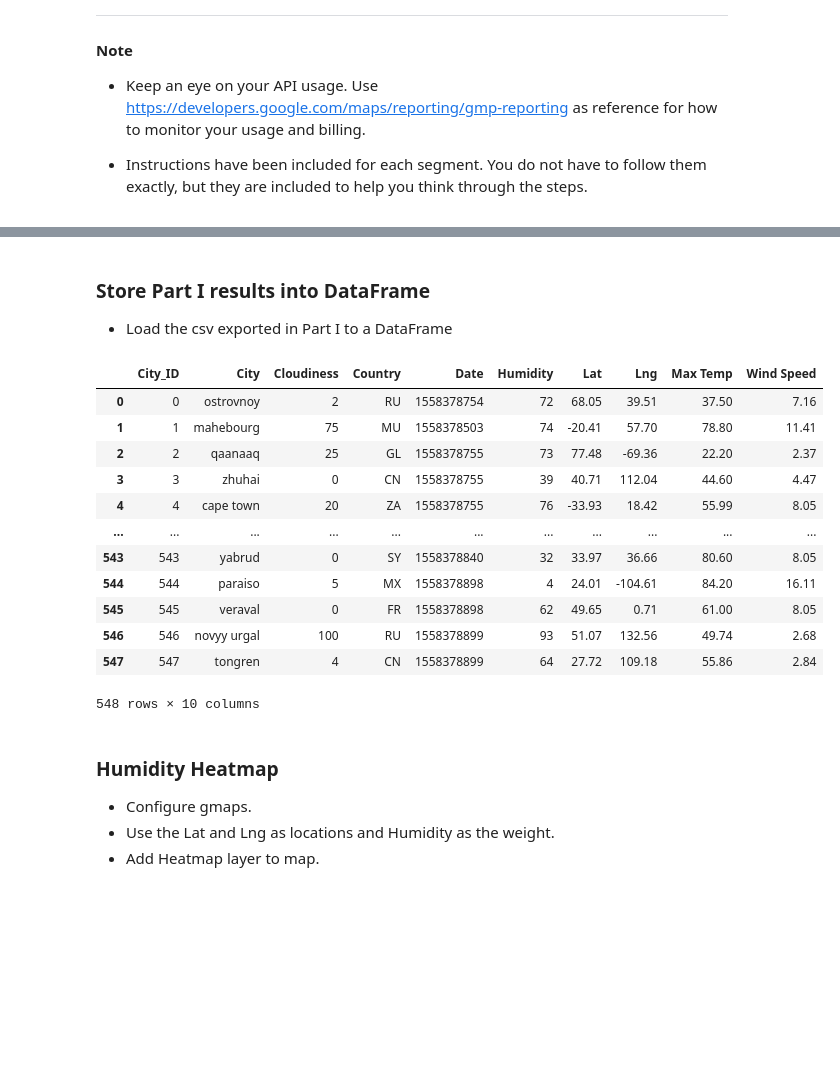
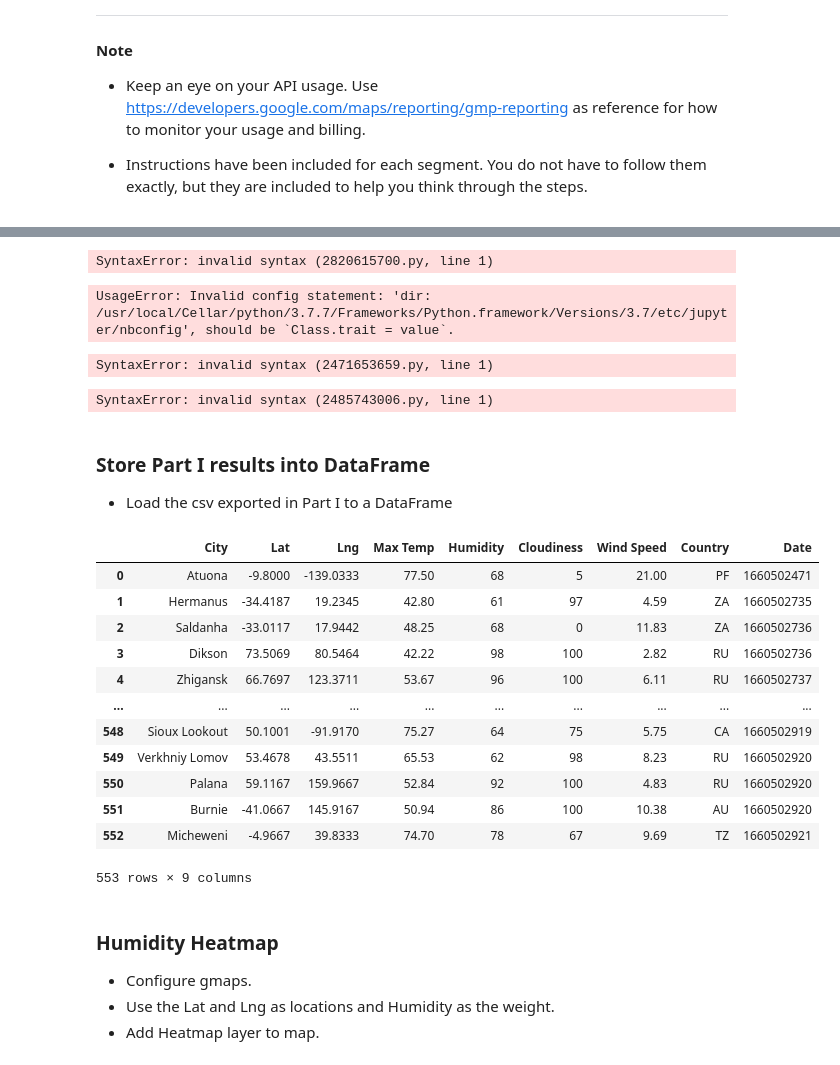
Before and after one commit to ahnxx132/python-api-challenge, a Jupyter notebook: VacationPy.ipynb, the cells around one changed output, grey strips where cells are left out. Saved outputs shown, nothing was run; the diff lists cells and outputs as text; code cells hidden in the pictures; blank space fills up the shorter version.

```diff
--- a/VacationPy.ipynb
+++ b/VacationPy.ipynb
@@ -22,24 +24,40 @@ from api_keys import g_key
+# %%
+jupyter nbextension enable --py --sys-prefix widgetsnbextension
+# %% [output]
+SyntaxError: invalid syntax (2820615700.py, line 1)
+# %%
+config dir: /usr/local/Cellar/python/3.7.7/Frameworks/Python.framework/Versions/3.7/etc/jupyter/nbconfig
+# %% [output]
+UsageError: Invalid config statement: 'dir: /usr/local/Cellar/python/3.7.7/Frameworks/Python.framework/Versions/3.7/etc/jupyter/nbconfig', should be `Class.trait = value`.
+# %%
+jupyter labextension install @jupyter-widgets/jupyterlab-manager
+# %% [output]
+SyntaxError: invalid syntax (2471653659.py, line 1)
+# %%
+jupyter lab build
+# %% [output]
+SyntaxError: invalid syntax (2485743006.py, line 1)
 # %% [markdown]
 ### Store Part I results into DataFrame
 * Load the csv exported in Part I to a DataFrame
 # %%
-cities_load_csv = "output_data/cities.csv"
+cities_load_csv = "output_data/cities2.csv"
 vacay_df = pd.read_csv(cities_load_csv)
 vacay_df
 # %% [output]
-|  | City_ID | City | Cloudiness | Country | Date | Humidity | Lat | Lng | Max Temp | Wind Speed |
-| 0 | 0 | ostrovnoy | 2 | RU | 1558378754 | 72 | 68.05 | 39.51 | 37.50 | 7.16 |
-| 1 | 1 | mahebourg | 75 | MU | 1558378503 | 74 | -20.41 | 57.70 | 78.80 | 11.41 |
-| 2 | 2 | qaanaaq | 25 | GL | 1558378755 | 73 | 77.48 | -69.36 | 22.20 | 2.37 |
-| 3 | 3 | zhuhai | 0 | CN | 1558378755 | 39 | 40.71 | 112.04 | 44.60 | 4.47 |
-| 4 | 4 | cape town | 20 | ZA | 1558378755 | 76 | -33.93 | 18.42 | 55.99 | 8.05 |
-| ... | ... | ... | ... | ... | ... | ... | ... | ... | ... | ... |
-| 543 | 543 | yabrud | 0 | SY | 1558378840 | 32 | 33.97 | 36.66 | 80.60 | 8.05 |
-| 544 | 544 | paraiso | 5 | MX | 1558378898 | 4 | 24.01 | -104.61 | 84.20 | 16.11 |
-| 545 | 545 | veraval | 0 | FR | 1558378898 | 62 | 49.65 | 0.71 | 61.00 | 8.05 |
-| 546 | 546 | novyy urgal | 100 | RU | 1558378899 | 93 | 51.07 | 132.56 | 49.74 | 2.68 |
-| 547 | 547 | tongren | 4 | CN | 1558378899 | 64 | 27.72 | 109.18 | 55.86 | 2.84 |
+|  | City | Lat | Lng | Max Temp | Humidity | Cloudiness | Wind Speed | Country | Date |
+| 0 | Atuona | -9.8000 | -139.0333 | 77.50 | 68 | 5 | 21.00 | PF | 1660502471 |
+| 1 | Hermanus | -34.4187 | 19.2345 | 42.80 | 61 | 97 | 4.59 | ZA | 1660502735 |
+| 2 | Saldanha | -33.0117 | 17.9442 | 48.25 | 68 | 0 | 11.83 | ZA | 1660502736 |
+| 3 | Dikson | 73.5069 | 80.5464 | 42.22 | 98 | 100 | 2.82 | RU | 1660502736 |
+| 4 | Zhigansk | 66.7697 | 123.3711 | 53.67 | 96 | 100 | 6.11 | RU | 1660502737 |
+| ... | ... | ... | ... | ... | ... | ... | ... | ... | ... |
+| 548 | Sioux Lookout | 50.1001 | -91.9170 | 75.27 | 64 | 75 | 5.75 | CA | 1660502919 |
+| 549 | Verkhniy Lomov | 53.4678 | 43.5511 | 65.53 | 62 | 98 | 8.23 | RU | 1660502920 |
+| 550 | Palana | 59.1167 | 159.9667 | 52.84 | 92 | 100 | 4.83 | RU | 1660502920 |
+| 551 | Burnie | -41.0667 | 145.9167 | 50.94 | 86 | 100 | 10.38 | AU | 1660502920 |
+| 552 | Micheweni | -4.9667 | 39.8333 | 74.70 | 78 | 67 | 9.69 | TZ | 1660502921 |
-548 rows × 10 columns
+553 rows × 9 columns
 # %% [markdown]
 ### Humidity Heatmap
 * Configure gmaps.
```
Also changed, not shown: parts of 6 cells of this notebook, 4 other files.
